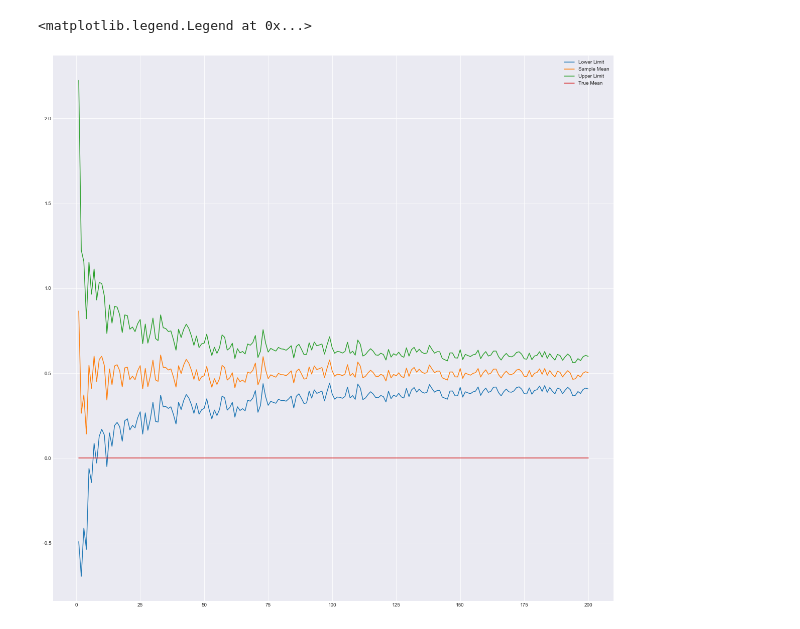
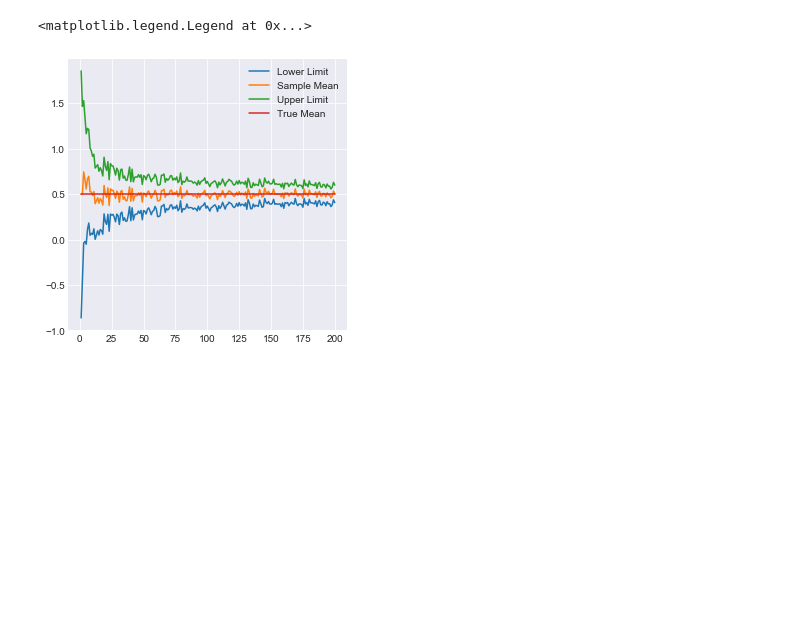
Before and after one commit to abhinavshaw1993/SampleBounds, a Jupyter notebook: Ipython_notebooks/Chernoff-Hoeffding Bound-week3.ipynb, the cells around one changed output. Saved outputs shown, nothing was run; the diff lists cells and outputs as text; code cells hidden in the pictures; blank space fills up the shorter version.

```diff
--- a/Ipython_notebooks/Chernoff-Hoeffding Bound-week3.ipynb
+++ b/Ipython_notebooks/Chernoff-Hoeffding Bound-week3.ipynb
@@ -8,36 +8,36 @@ import math
 %matplotlib inline
 
 true_mean = 0.5
 true_stdev = 1
 l_lim = []
 u_lim = []
 sample_mean = []
 max_samples = 200
 
 for N in range(1,max_samples+1):
 #     samples = np.random.normal(true_mean,true_stdev,N)
-    samples = np.random.uniform(true_mean,true_stdev,N)
+    samples = np.random.uniform(0,1,N)
     mean = np.mean(samples)
     # confidence param in range of [0,1]
     alpha = .95
     # Bounding parameter eppsilon. Formula is taken form the tech report.
     intermediate = - math.log((1-alpha)/2.0) /( 2.0 * N)
     e = math.sqrt(intermediate)
     l_lim.append(mean-e)
     u_lim.append(mean+e)
     sample_mean.append(mean)
 
 
 sns.set_style("darkgrid")
-plt.figure(figsize=(20,20))
+plt.figure(figsize=(5,5))
 plt.plot(np.arange(1,max_samples+1),l_lim, label = "Lower Limit")
 plt.plot(np.arange(1,max_samples+1),sample_mean, label = "Sample Mean")
 plt.plot(np.arange(1,max_samples+1),u_lim, label = "Upper Limit")
 plt.plot(np.arange(1,max_samples+1),[true_mean]*max_samples, label = "True Mean")
 plt.legend(loc = 'best')
 # %% [output]
 <matplotlib.legend.Legend at 0x...>
-[figure, old version]
+[figure, new version]
 # %%
 # Python Notebook to implement the Chernoff Hoeffding Bound for multiple experiments per sample size.
 # Also counting the number of violation for each sample for multiple experiments.
```
Also changed, not shown: parts of 5 cells of this notebook, 1 other file.
